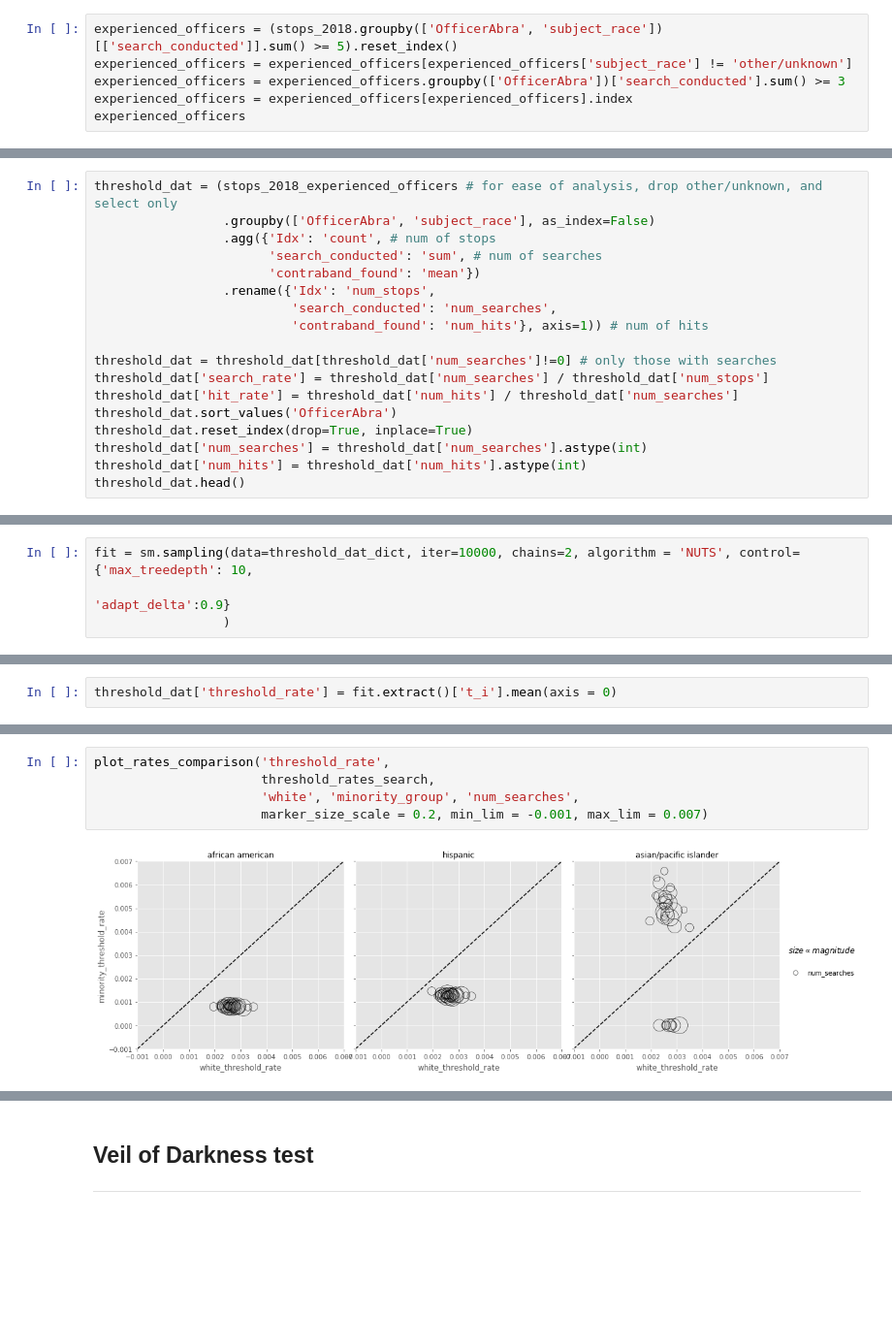
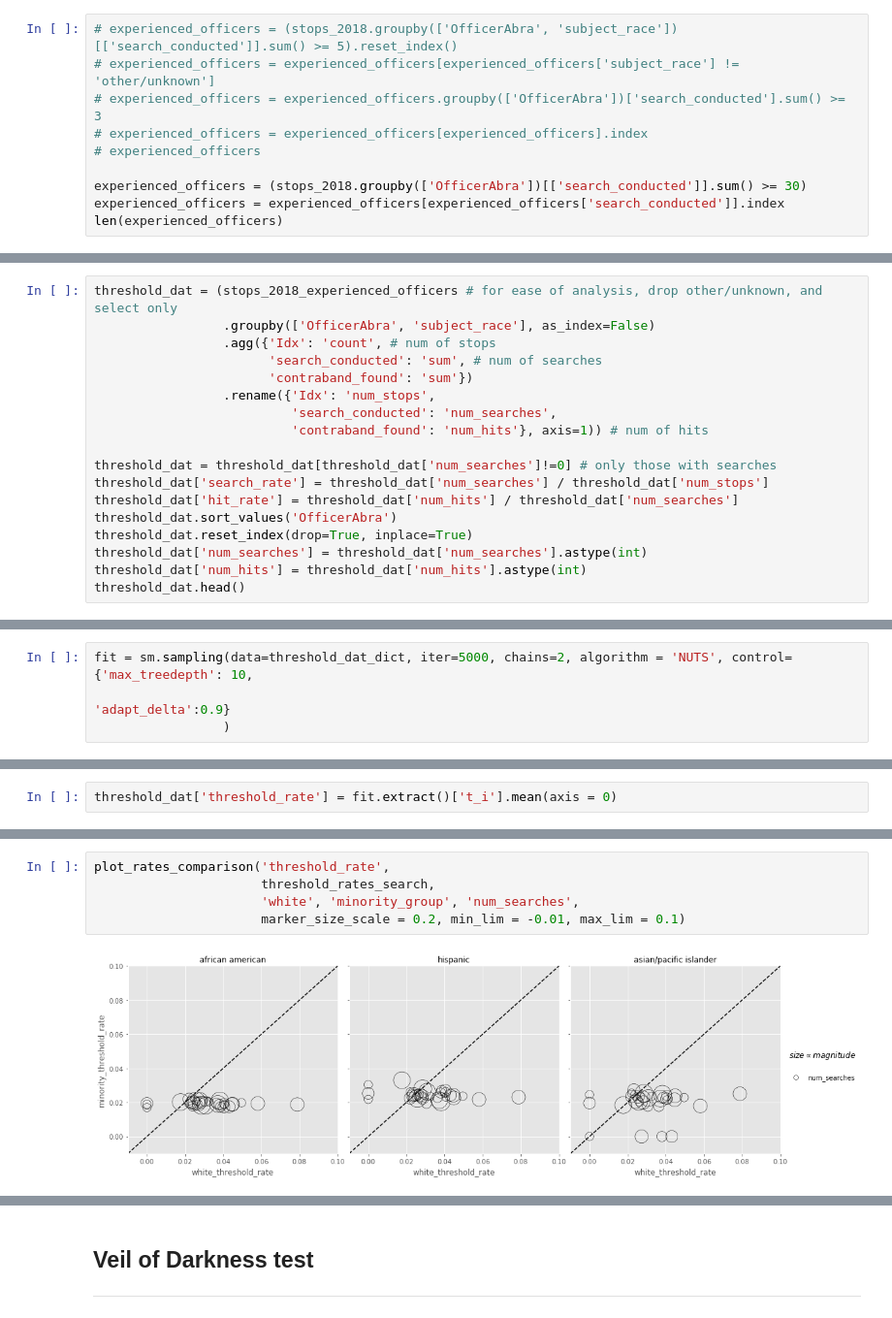
Before and after one commit to shengsiongong/ac221_police_stops, a Jupyter notebook: tutorial_guide.ipynb, the cells around one changed output, grey strips where cells are left out. Shown: that part at 97% size. Cells and saved outputs as stored; diff of their text form; blank space fills up the shorter version.

```diff
--- a/tutorial_guide.ipynb
+++ b/tutorial_guide.ipynb
@@ -385,9 +385,13 @@ However, in the case of the Sacremento dataset, we do not have the police distri
 # %% [markdown]
 ### Adjusting for police officer
 # %%
-experienced_officers = (stops_2018.groupby(['OfficerAbra', 'subject_race'])[['search_conducted']].sum() >= 5).reset_index()
-experienced_officers = experienced_officers[experienced_officers['subject_race'] != 'other/unknown']
-experienced_officers = experienced_officers.groupby(['OfficerAbra'])['search_conducted'].sum() >= 3
-experienced_officers = experienced_officers[experienced_officers].index
-experienced_officers
+# experienced_officers = (stops_2018.groupby(['OfficerAbra', 'subject_race'])[['search_conducted']].sum() >= 5).reset_index()
+# experienced_officers = experienced_officers[experienced_officers['subject_race'] != 'other/unknown']
+# experienced_officers = experienced_officers.groupby(['OfficerAbra'])['search_conducted'].sum() >= 3
+# experienced_officers = experienced_officers[experienced_officers].index
+# experienced_officers
+
+experienced_officers = (stops_2018.groupby(['OfficerAbra'])[['search_conducted']].sum() >= 30)
+experienced_officers = experienced_officers[experienced_officers['search_conducted']].index
+len(experienced_officers)
 # %% [output]
@@ -507,7 +534,7 @@ threshold_dat = (stops_2018_experienced_officers # for ease of analysis, drop ot
                  .groupby(['OfficerAbra', 'subject_race'], as_index=False)
                  .agg({'Idx': 'count', # num of stops
                        'search_conducted': 'sum', # num of searches
-                       'contraband_found': 'mean'})
+                       'contraband_found': 'sum'})
                  .rename({'Idx': 'num_stops',
                           'search_conducted': 'num_searches',
                           'contraband_found': 'num_hits'}, axis=1)) # num of hits
@@ -578,7 +605,7 @@ sm = pystan.StanModel(file = 'model.stan');
 # %% [output]
 INFO:pystan:COMPILING THE C++ CODE FOR MODEL anon_model_3ba3a30c7e329693c789bb873d21a2ab NOW.
 # %%
-fit = sm.sampling(data=threshold_dat_dict, iter=10000, chains=2, algorithm = 'NUTS', control={'max_treedepth': 10,
+fit = sm.sampling(data=threshold_dat_dict, iter=5000, chains=2, algorithm = 'NUTS', control={'max_treedepth': 10,
                                                                                              'adapt_delta':0.9}
                  )
 # %% [output]
@@ -645,7 +668,7 @@ threshold_rates_search.head()
 # %%
 plot_rates_comparison('threshold_rate',
                       threshold_rates_search,
                       'white', 'minority_group', 'num_searches',
-                      marker_size_scale = 0.2, min_lim = -0.001, max_lim = 0.007)
+                      marker_size_scale = 0.2, min_lim = -0.01, max_lim = 0.1)
 # %% [output]
-[figure, old version]
+[figure, new version]
```
Also changed, not shown: parts of 31 cells of this notebook.
